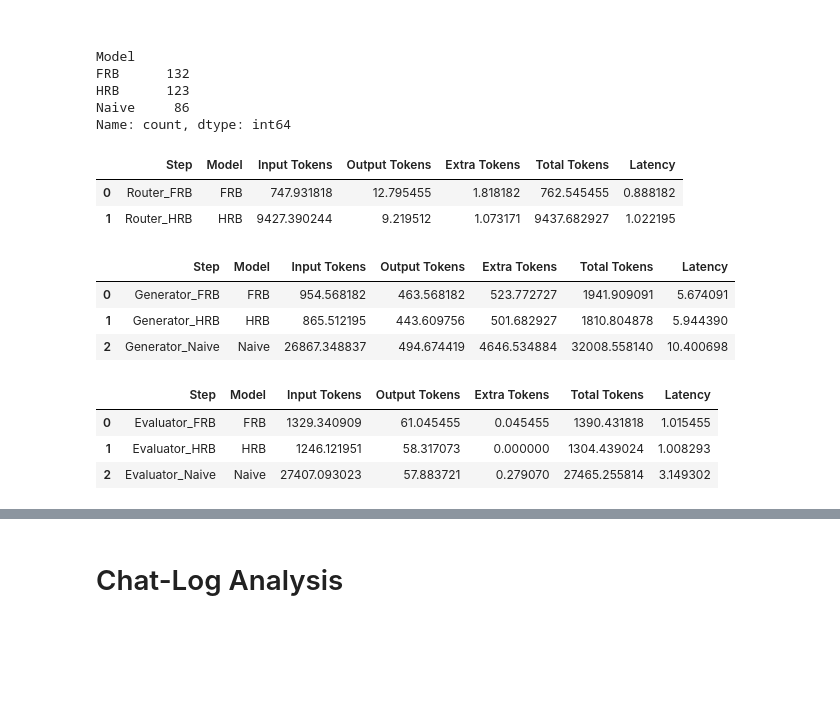
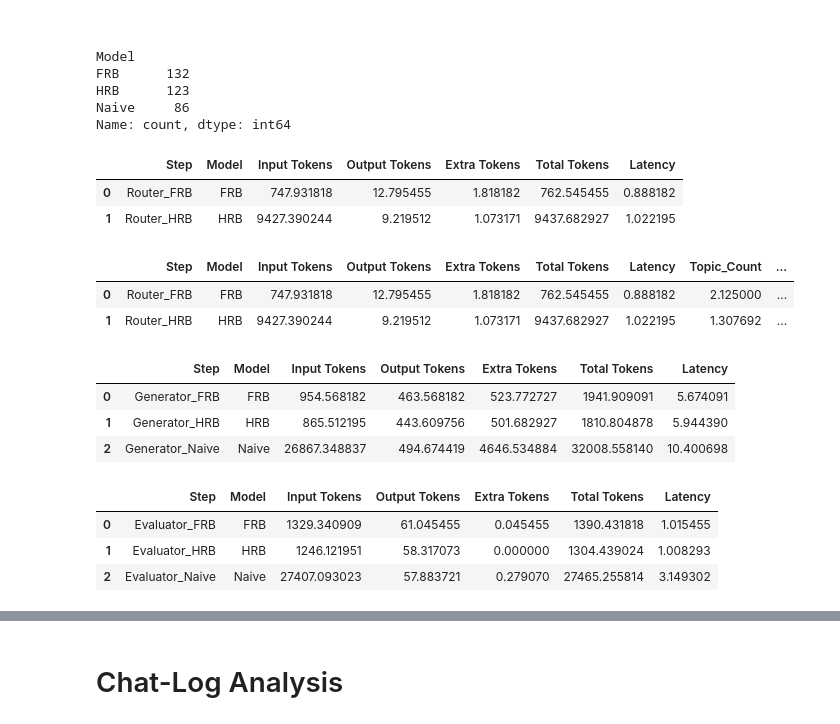
Before and after one commit to andreamurari/TesiMagistrale_NextQuerySuggestion, a Jupyter notebook: GeminiAPI_x_streamlit/token_usage_analysis.ipynb, the cells around one changed output, grey strips where cells are left out. Drawn from its saved outputs; the diff is of its cells as text; code cells hidden in the pictures; blank space fills up the shorter version.

```diff
--- a/GeminiAPI_x_streamlit/token_usage_analysis.ipynb
+++ b/GeminiAPI_x_streamlit/token_usage_analysis.ipynb
@@ -316,25 +334,30 @@ Name: count, dtype: int64
 # %%
 router_usage_df = df[df['Step'].str.contains('Router')].groupby(['Step', 'Model'])[['Input Tokens', 'Output Tokens', 'Extra Tokens', 'Total Tokens', 'Latency']].mean().reset_index()
 display(router_usage_df)
 router_usage_df.to_csv('analysis/router_usage.csv', index=False)
+router_usage_df = router_usage_df.merge(topic_subtopic_per_architecture_df.set_index('Architecture'), left_on='Model', right_index=True)
+display(router_usage_df)
 
 generator_usage_df = df[df['Step'].str.contains('Generator')].groupby(['Step', 'Model'])[['Input Tokens', 'Output Tokens', 'Extra Tokens', 'Total Tokens', 'Latency']].mean().reset_index()
 display(generator_usage_df)
 generator_usage_df.to_csv('analysis/generator_usage.csv', index=False)
 
 evaluator_usage_df = df[df['Step'].str.contains('Evaluator')].groupby(['Step', 'Model'])[['Input Tokens', 'Output Tokens', 'Extra Tokens', 'Total Tokens', 'Latency']].mean().reset_index()
 display(evaluator_usage_df)
 evaluator_usage_df.to_csv('analysis/evaluator_usage.csv', index=False)
 # %% [output]
 |  | Step | Model | Input Tokens | Output Tokens | Extra Tokens | Total Tokens | Latency |
 | 0 | Router_FRB | FRB | 747.931818 | 12.795455 | 1.818182 | 762.545455 | 0.888182 |
 | 1 | Router_HRB | HRB | 9427.390244 | 9.219512 | 1.073171 | 9437.682927 | 1.022195 |
-|  | Step | Model | Input Tokens | Output Tokens | Extra Tokens | Total Tokens | Latency |
-| 0 | Generator_FRB | FRB | 954.568182 | 463.568182 | 523.772727 | 1941.909091 | 5.674091 |
-| 1 | Generator_HRB | HRB | 865.512195 | 443.609756 | 501.682927 | 1810.804878 | 5.944390 |
-| 2 | Generator_Naive | Naive | 26867.348837 | 494.674419 | 4646.534884 | 32008.558140 | 10.400698 |
+|  | Step | Model | Input Tokens | Output Tokens | Extra Tokens | Total Tokens | Latency | Topic_Count | ... |
+| 0 | Router_FRB | FRB | 747.931818 | 12.795455 | 1.818182 | 762.545455 | 0.888182 | 2.125000 | ... |
+| 1 | Router_HRB | HRB | 9427.390244 | 9.219512 | 1.073171 | 9437.682927 | 1.022195 | 1.307692 | ... |
 |  | Step | Model | Input Tokens | Output Tokens | Extra Tokens | Total Tokens | Latency |
-| 0 | Evaluator_FRB | FRB | 1329.340909 | 61.045455 | 0.045455 | 1390.431818 | 1.015455 |
-| 1 | Evaluator_HRB | HRB | 1246.121951 | 58.317073 | 0.000000 | 1304.439024 | 1.008293 |
-| 2 | Evaluator_Naive | Naive | 27407.093023 | 57.883721 | 0.279070 | 27465.255814 | 3.149302 |
+| 0 | Generator_FRB | FRB | 954.568182 | 463.568182 | 523.772727 | 1941.909091 | 5.674091 |
+| 1 | Generator_HRB | HRB | 865.512195 | 443.609756 | 501.682927 | 1810.804878 | 5.944390 |
+| 2 | Generator_Naive | Naive | 26867.348837 | 494.674419 | 4646.534884 | 32008.558140 | 10.400698 |
+|  | Step | Model | Input Tokens | Output Tokens | Extra Tokens | Total Tokens | Latency |
+| 0 | Evaluator_FRB | FRB | 1329.340909 | 61.045455 | 0.045455 | 1390.431818 | 1.015455 |
+| 1 | Evaluator_HRB | HRB | 1246.121951 | 58.317073 | 0.000000 | 1304.439024 | 1.008293 |
+| 2 | Evaluator_Naive | Naive | 27407.093023 | 57.883721 | 0.279070 | 27465.255814 | 3.149302 |
 # %%
```
Also changed, not shown: parts of 5 cells of this notebook, 5 other files.
